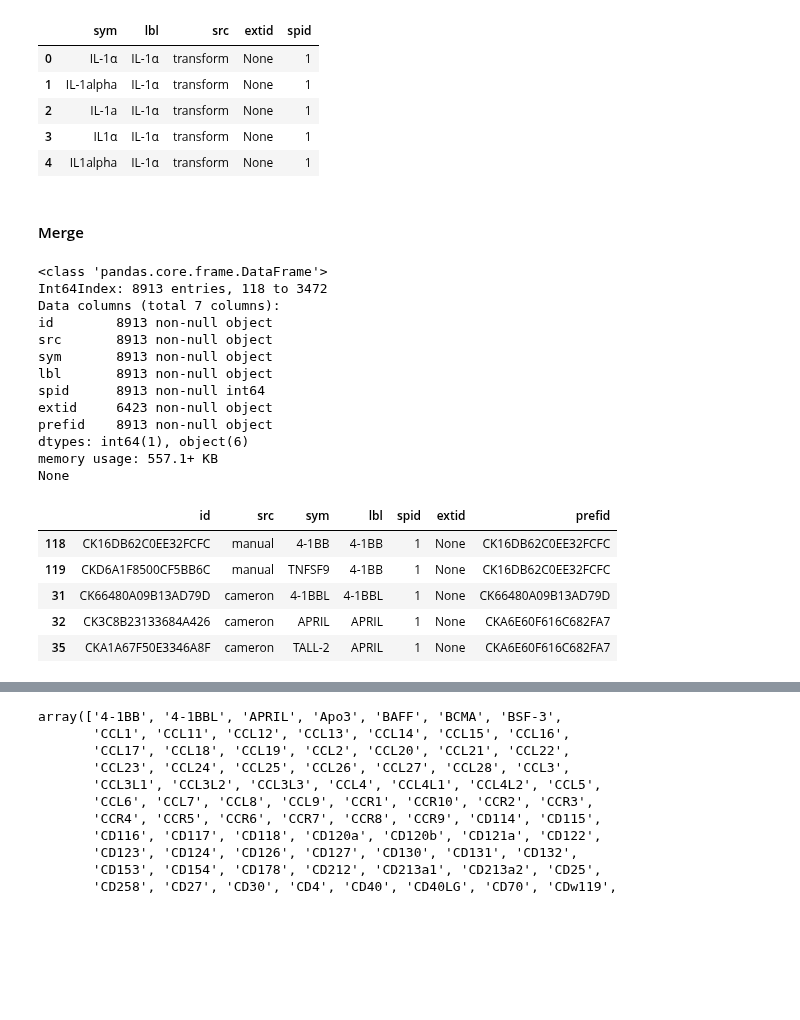
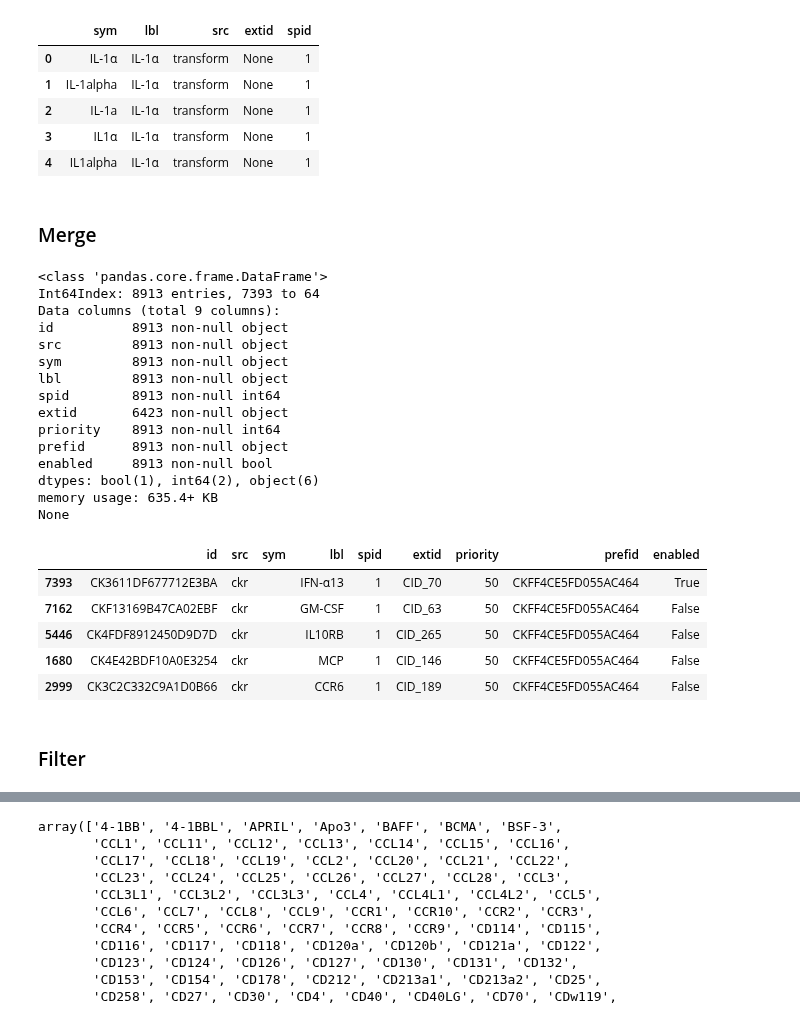
Before and after one commit to hammerlab/t-cell-relation-extraction, a Jupyter notebook: pipeline/03-meta-cytokines.ipynb, the cells around one changed output, grey strips where cells are left out. Cells and saved outputs as stored; diff of their text form; code cells hidden in the pictures; blank space fills up the shorter version.

```diff
--- a/pipeline/03-meta-cytokines.ipynb
+++ b/pipeline/03-meta-cytokines.ipynb
@@ -8,7 +13,7 @@ from tcre.lib import SPECIES_HUMAN_ID, SPECIES_MOUSE_ID
 from tcre.env import *
 %matplotlib inline
 # %%
-greeks = pd.DataFrame(get_greek_alphabet(), columns=['letter', 'name', 'trans'])
+greeks = pd.DataFrame(meta.get_greek_alphabet(), columns=['letter', 'name', 'trans'])
 greeks = greeks[greeks['name'].isin(['alpha', 'beta', 'delta', 'gamma', 'kappa', 'epsilon', 'omega'])]
 greeks
 # %% [output]
@@ -159,7 +164,7 @@ def label_fn(v):
     if 'IL-' in v:
         return v
     return 'IL-' + v[2:]
-df = mygene_prep(df, label_fn=label_fn)
+df = meta.mygene_prep(df, label_fn=label_fn)
 df = df.assign(spid=SPECIES_HUMAN_ID, src=SRC)
 df = df.drop_duplicates(subset=['sym', 'lbl'])
 print(df.info())
@@ -500,30 +505,43 @@ df_transform.head()
 | 3 | IL1α | IL-1α | transform | None | 1 |
 | 4 | IL1alpha | IL-1α | transform | None | 1 |
 # %% [markdown]
-#### Merge
+### Merge
+# %%
+SRC_PRIORITY = {
+    'ckr': 50,
+    'mygene': 40,
+    'cameron': 30,
+    'manual': 20,
+    'transform': 10
+}
 # %%
-df = merge([df_cameron, df_mygene, df_ckr, df_manual, df_transform], ID_TYP_CK).drop_duplicates()
-df = add_preferred_ids(df, src_priority={'ckr': 3, 'manual': 2, 'transform': 1})
+df = meta.merge([df_cameron, df_mygene, df_ckr, df_manual, df_transform], ID_TYP_CK).drop_duplicates()
+df = meta.add_source_priority(df, SRC_PRIORITY)
+df = meta.add_preferred_ids(df)
 print(df.info())
 df.head()
 # %% [output]
 <class 'pandas.core.frame.DataFrame'>
-Int64Index: 8913 entries, 118 to 3472
-Data columns (total 7 columns):
-id        8913 non-null object
-src       8913 non-null object
-sym       8913 non-null object
-lbl       8913 non-null object
-spid      8913 non-null int64
-extid     6423 non-null object
-prefid    8913 non-null object
-dtypes: int64(1), object(6)
-memory usage: 557.1+ KB
+Int64Index: 8913 entries, 7393 to 64
+Data columns (total 9 columns):
+id          8913 non-null object
+src         8913 non-null object
+sym         8913 non-null object
+lbl         8913 non-null object
+spid        8913 non-null int64
+extid       6423 non-null object
+priority    8913 non-null int64
+prefid      8913 non-null object
+enabled     8913 non-null bool
+dtypes: bool(1), int64(2), object(6)
+memory usage: 635.4+ KB
 None
-|  | id | src | sym | lbl | spid | extid | prefid |
-| 118 | CK16DB62C0EE32FCFC | manual | 4-1BB | 4-1BB | 1 | None | CK16DB62C0EE32FCFC |
-| 119 | CKD6A1F8500CF5BB6C | manual | TNFSF9 | 4-1BB | 1 | None | CK16DB62C0EE32FCFC |
-| 31 | CK66480A09B13AD79D | cameron | 4-1BBL | 4-1BBL | 1 | None | CK66480A09B13AD79D |
-| 32 | CK3C8B23133684A426 | cameron | APRIL | APRIL | 1 | None | CKA6E60F616C682FA7 |
-| 35 | CKA1A67F50E3346A8F | cameron | TALL-2 | APRIL | 1 | None | CKA6E60F616C682FA7 |
+|  | id | src | sym | lbl | spid | extid | priority | prefid | enabled |
+| 7393 | CK3611DF677712E3BA | ckr |  | IFN-α13 | 1 | CID_70 | 50 | CKFF4CE5FD055AC464 | True |
+| 7162 | CKF13169B47CA02EBF | ckr |  | GM-CSF | 1 | CID_63 | 50 | CKFF4CE5FD055AC464 | False |
+| 5446 | CK4FDF8912450D9D7D | ckr |  | IL10RB | 1 | CID_265 | 50 | CKFF4CE5FD055AC464 | False |
+| 1680 | CK4E42BDF10A0E3254 | ckr |  | MCP | 1 | CID_146 | 50 | CKFF4CE5FD055AC464 | False |
+| 2999 | CK3C2C332C9A1D0B66 | ckr |  | CCR6 | 1 | CID_189 | 50 | CKFF4CE5FD055AC464 | False |
+# %% [markdown]
+### Filter
 # %%
```
Also changed, not shown: parts of 17 cells of this notebook, 7 other files.
